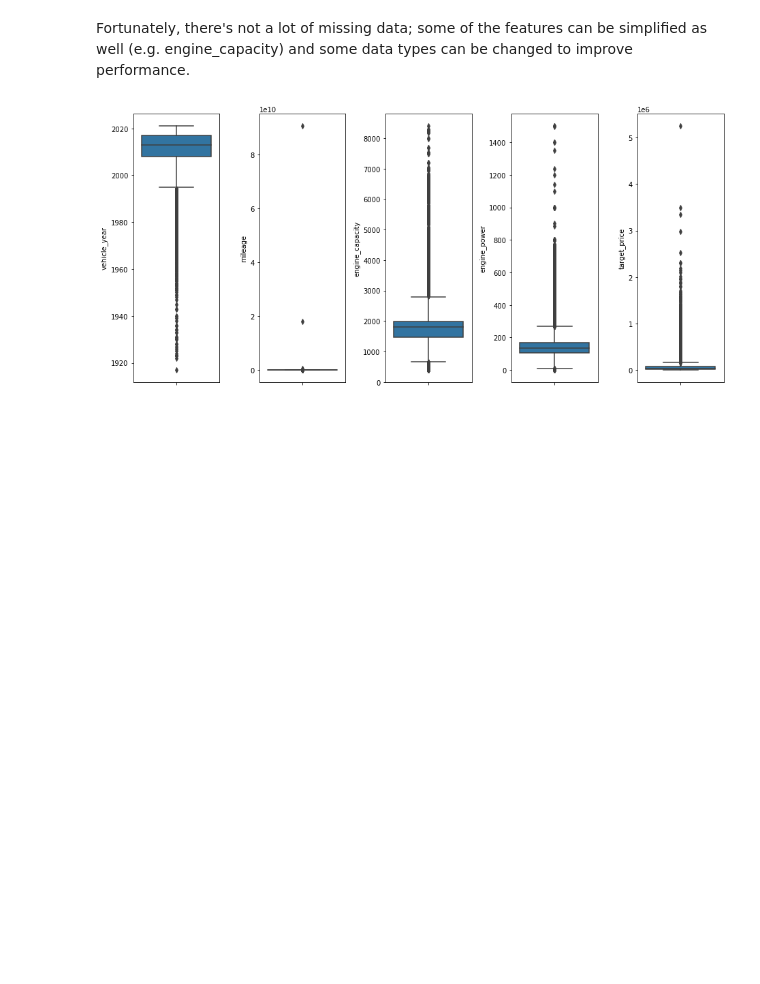
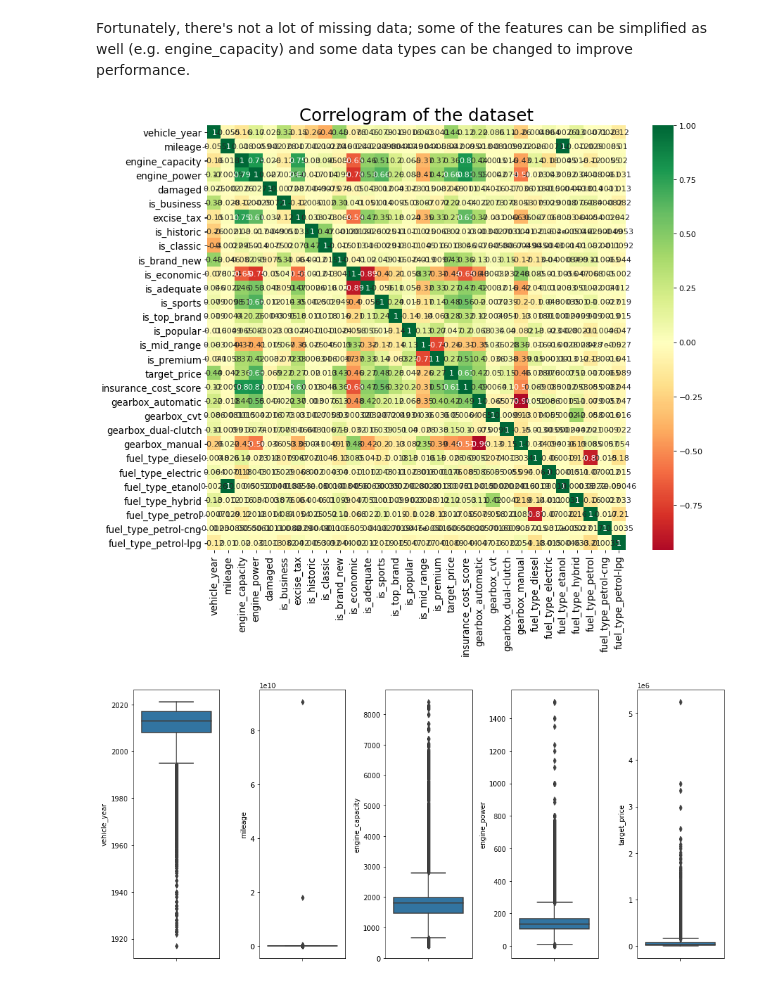
Before and after one commit to wozniakmikolaj/otodom-data-analysis, a Jupyter notebook: OLX Assignment.ipynb, the cells around one changed output. Saved outputs shown, nothing was run; the diff lists cells and outputs as text; code cells hidden in the pictures; blank space fills up the shorter version.

```diff
--- a/OLX Assignment.ipynb
+++ b/OLX Assignment.ipynb
@@ -110,6 +102,22 @@ dtypes: float64(4), int64(3), object(4)
 memory usage: 17.3+ MB
 # %% [markdown]
 Fortunately, there's not a lot of missing data; some of the features can be simplified as well (e.g. engine_capacity) and some data types can be changed to improve performance.
+# %%
+def draw_correlogram(data, correlation_type='spearman', corr_values=True):
+    correlations = data.corr()
+    plt.figure(figsize=(12,10), dpi= 80)
+    sns.heatmap(correlations, xticklabels=correlations.columns,
+                yticklabels=correlations.columns, cmap='RdYlGn',
+                center=0, annot=corr_values)
+
+    plt.title('Correlogram of the dataset', fontsize=22)
+    plt.xticks(fontsize=12)
+    plt.yticks(fontsize=12)
+    plt.show()
+
+draw_correlogram(raw_data)
+# %% [output]
+[figure, added]
 # %%
 quantitative = ['vehicle_year', 'mileage', 'engine_capacity', 'engine_power', 'target_price']
 
```
Also changed, not shown: parts of 74 cells of this notebook.
